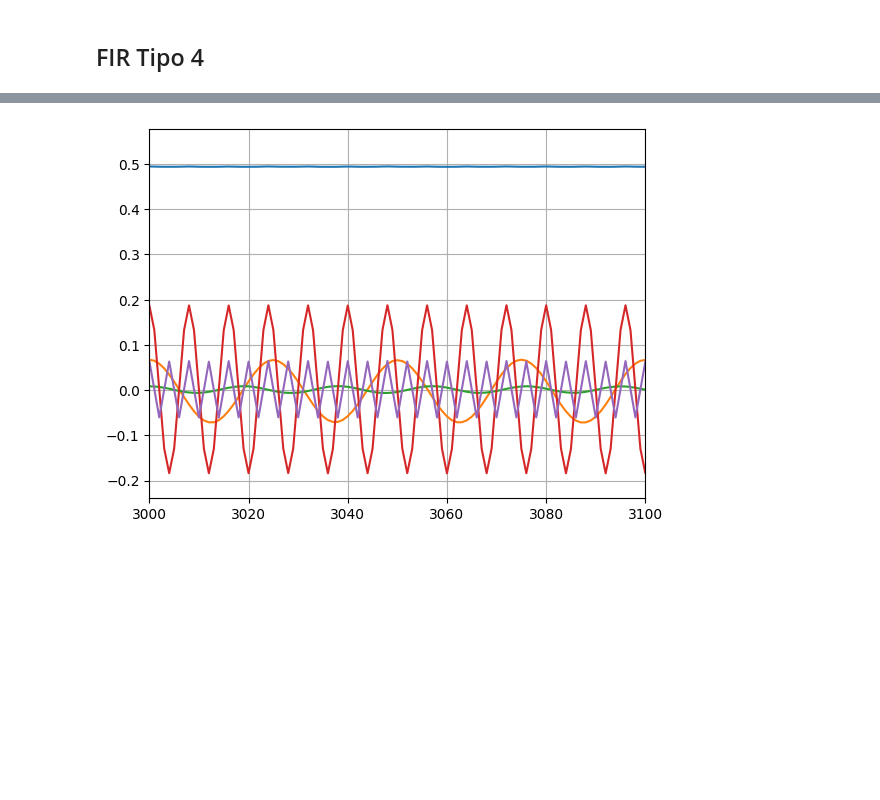
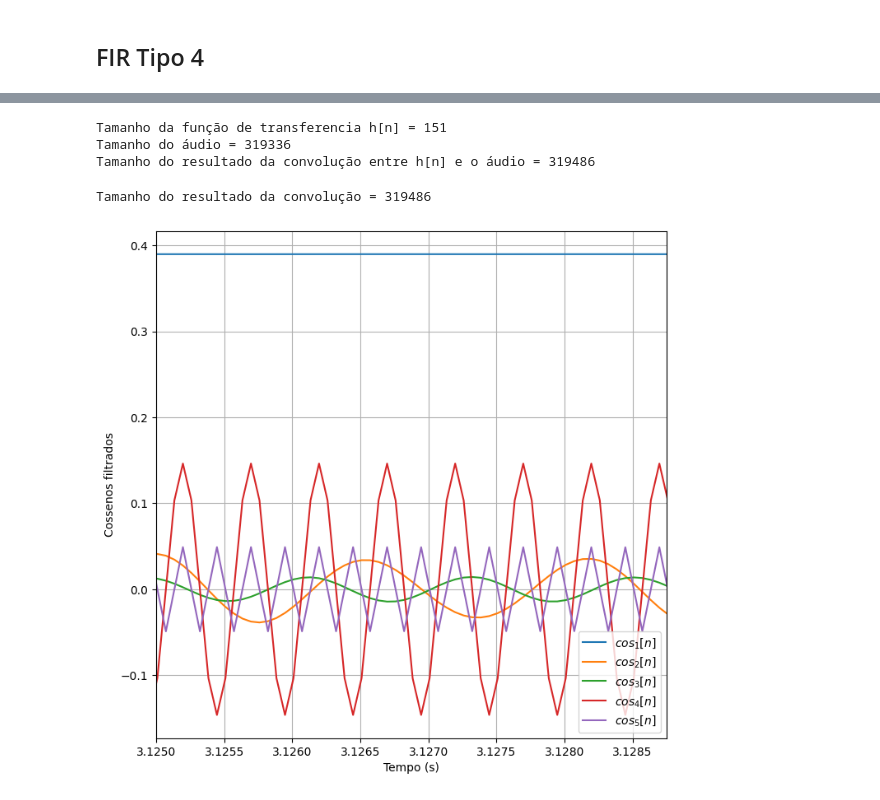
Before and after one commit to EriCand-Ss/PDS, a Jupyter notebook: FIR/FIR.ipynb, the cells around one changed output, grey strips where cells are left out. Saved outputs shown, nothing was run; the diff lists cells and outputs as text; code cells hidden in the pictures; blank space fills up the shorter version.

```diff
--- a/FIR/FIR.ipynb
+++ b/FIR/FIR.ipynb
@@ -9,4 +9,4 @@ fs, audio = wav.read('sinal_1.wav')
 if audio.dtype != np.float32:
     audio = audio / np.iinfo(audio.dtype).max
 
-print(audio)
+tempo = np.linspace(0,len(audio)/16000,len(audio))
@@ -217,14 +398,30 @@ plt.grid()
+# %%
+print("Tamanho da função de transferencia h[n] =",len(h_cos1))
+print("Tamanho do áudio =",len(audio))
+print("Tamanho do resultado da convolução entre h[n] e o áudio =",len(audio)+len(h_cos1)-1)
+# %% [output]
+Tamanho da função de transferencia h[n] = 151
+Tamanho do áudio = 319336
+Tamanho do resultado da convolução entre h[n] e o áudio = 319486
 # %%
 cos1 = FFT.convolucao(h_cos1, audio)
 cos2 = FFT.convolucao(h_cos2, audio)
 cos3 = FFT.convolucao(h_cos3, audio)
 cos4 = FFT.convolucao(h_cos4, audio)
 cos5 = FFT.convolucao(h_cos5, audio)
+# %%
+print("Tamanho do resultado da convolução =", len(cos1))
+# %% [output]
+Tamanho do resultado da convolução = 319486
 # %%
+plt.figure(figsize=(8,8))
 for i in range(5):
     cos_wave = globals()[f'cos{i+1}']
-    plt.plot(cos_wave)
-plt.xlim(3000,3100)
+    plt.plot(tempo, cos_wave[0:len(tempo)], label = f"$cos_{i+1}[n]$")
+plt.xlim(1/16000 *50000,1/16000 *50060)
+plt.legend()
+plt.ylabel("Cossenos filtrados")
+plt.xlabel("Tempo (s)")
 plt.grid()
 # %% [output]
-[figure, old version]
+[figure, new version]
```
Also changed, not shown: parts of 24 cells of this notebook, 6 other files.
